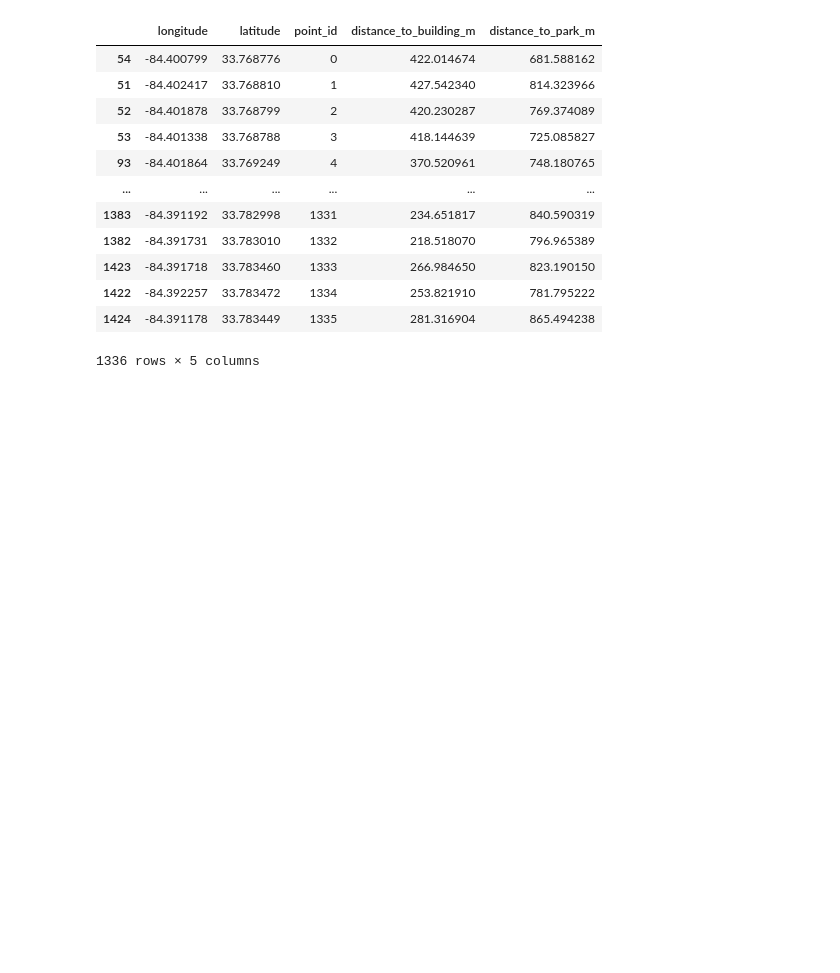
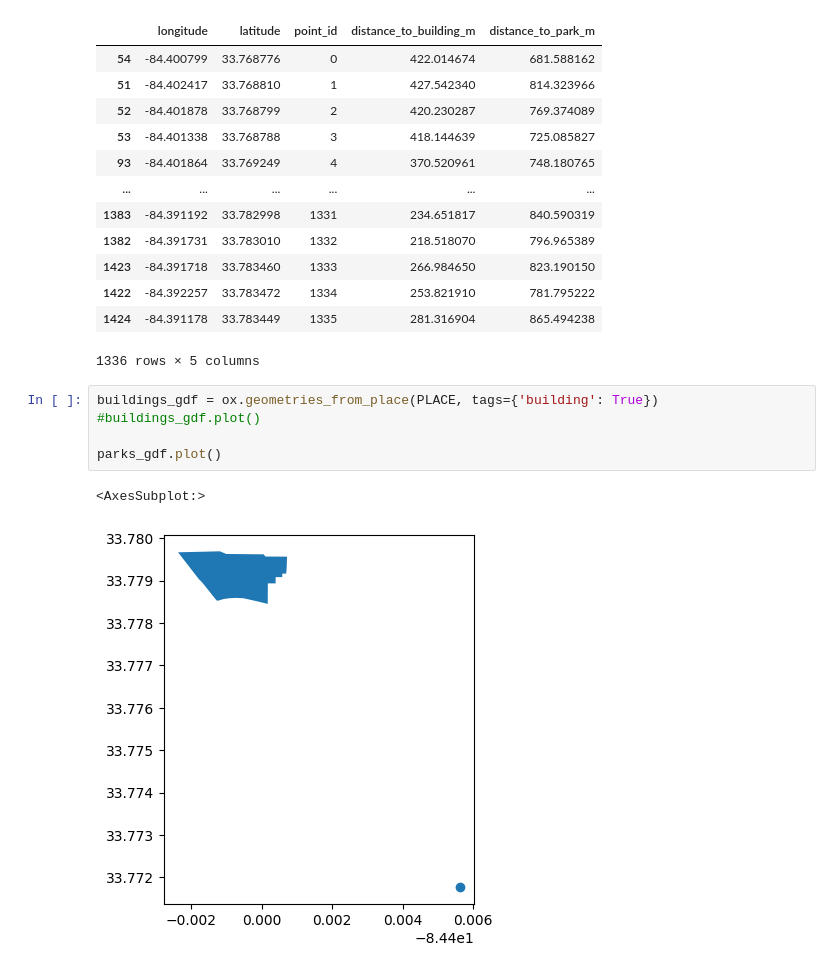
Before and after one commit to VIP-SMUR/24Fa-Microclimate-LSTM-Kriging, a Jupyter notebook: notebooks/osmnx.ipynb, the cells around one changed output. Saved outputs shown, nothing was run; the diff lists cells and outputs as text; blank space fills up the shorter version.

Commit message:
Added example on how to plot parks for GT

```diff
--- a/notebooks/osmnx.ipynb
+++ b/notebooks/osmnx.ipynb
@@ -623,3 +623,11 @@ Exported 1336 points to grid_analysis.csv
 | 1422 | -84.392257 | 33.783472 | 1334 | 253.821910 | 781.795222 |
 | 1424 | -84.391178 | 33.783449 | 1335 | 281.316904 | 865.494238 |
 1336 rows × 5 columns
+# %%
+buildings_gdf = ox.geometries_from_place(PLACE, tags={'building': True})
+#buildings_gdf.plot()
+
+parks_gdf.plot()
+# %% [output]
+<AxesSubplot:>
+[figure, added]
```
Also changed, not shown: parts of 1 cell of this notebook, 3 other files.
